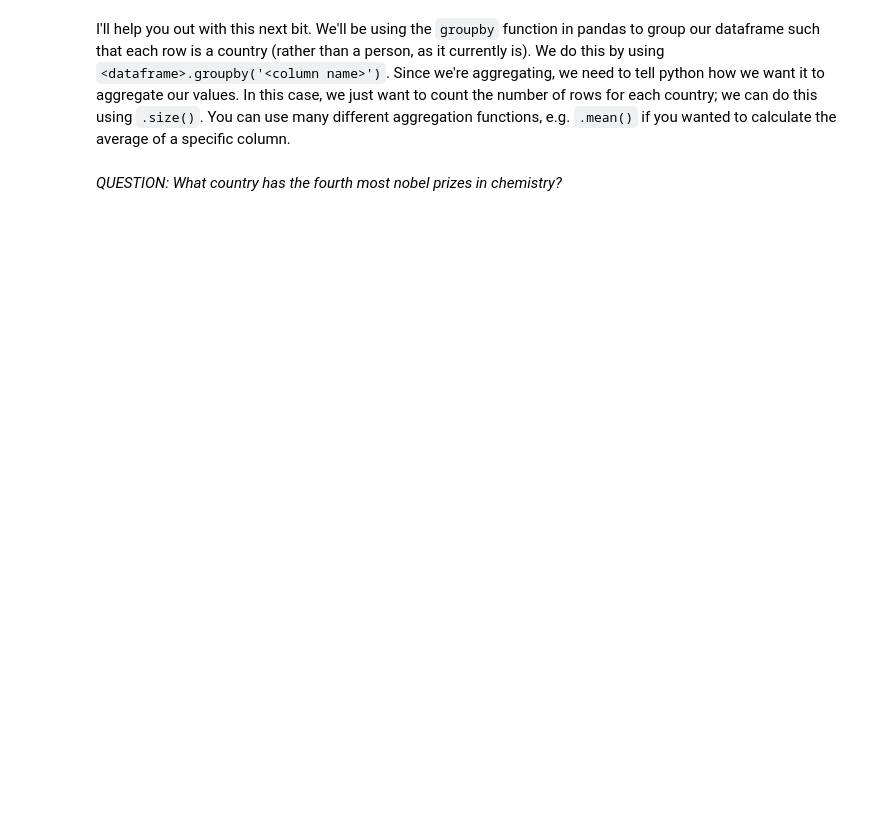
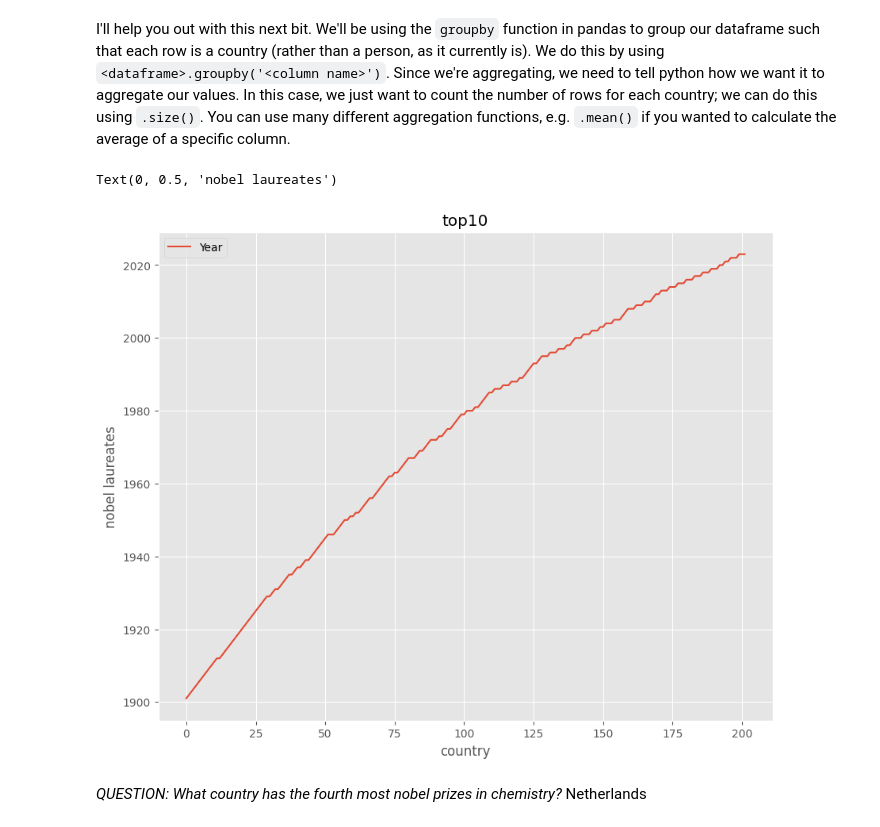
Before and after one commit to bofeng2268/QM-2, a Jupyter notebook: notebooks/W02. Pandas.ipynb, the cells around one changed output. Saved outputs shown, nothing was run; the diff lists cells and outputs as text; code cells hidden in the pictures; blank space fills up the shorter version.

```diff
--- a/notebooks/W02. Pandas.ipynb
+++ b/notebooks/W02. Pandas.ipynb
@@ -481,5 +514,15 @@ countries=chem.groupby('Country[B]').size()
 countries.sort_values(ascending=False)
 
 # finally, plot the top 10 countries
+# %%
+
+chem.plot()
+plt.title('top10')
+plt.xlabel('country')
+plt.ylabel('nobel laureates')
+# %% [output]
+Text(0, 0.5, 'nobel laureates')
+[figure, added]
 # %% [markdown]
 *QUESTION: What country has the fourth most nobel prizes in chemistry?*
+Netherlands
```
Also changed, not shown: parts of 2 cells of this notebook.
